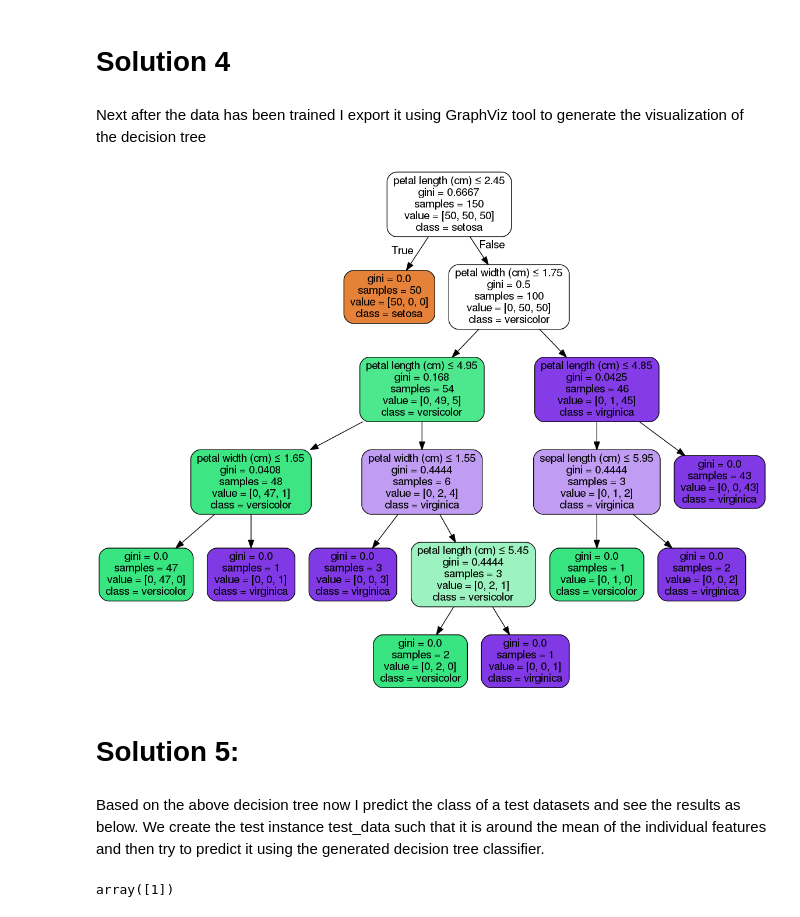
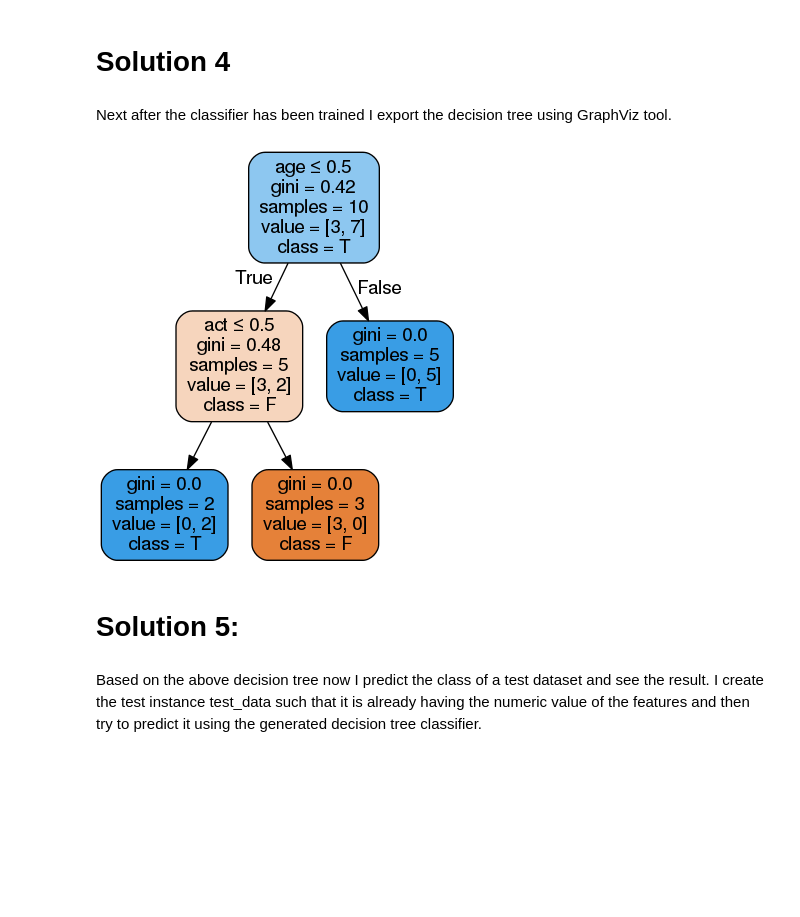
Before and after one commit to Rahul-Mondal/CS6220, a Jupyter notebook: M8-A7-Decision-Trees.ipynb, the cells around one changed output. Saved outputs shown, nothing was run; the diff lists cells and outputs as text; code cells hidden in the pictures; blank space fills up the shorter version.

Commit message:
Updated solution with new dataset

```diff
--- a/M8-A7-Decision-Trees.ipynb
+++ b/M8-A7-Decision-Trees.ipynb
@@ -68,0 +136,3 @@ Now we train the iris data using the scikit-learn DecisionTreeClassifier
+# %%
+sampler = np.random.randint(0, len(data), size=10)
+data = data.take(sampler)
@@ -69,30 +153,29 @@ Now we train the iris data using the scikit-learn DecisionTreeClassifier
+# %%
+train_target = data['inflated'].tolist()
+# %%
+train_data = np.asarray(data.drop('inflated', axis=1))
 # %%
 from sklearn import tree
-iris = load_iris()
+
 clf = tree.DecisionTreeClassifier()
-clf = clf.fit(iris.data, iris.target)
+clf = clf.fit(train_data, train_target)
 # %% [markdown]
 # Solution 4
 # %% [markdown]
-Next after the data has been trained I export it using GraphViz tool to generate the visualization of the decision tree
+Next after the classifier has been trained I export the decision tree using GraphViz tool.
 # %%
 from IPython.display import Image
 import pydotplus
 dot_data = tree.export_graphviz(clf, out_file=None,
-                         feature_names=iris.feature_names,
-                         class_names=iris.target_names,
+                                feature_names=data.columns[:4].tolist(),
+                                class_names=['F', 'T'],
                          filled=True, rounded=True,
                          special_characters=True)
 graph = pydotplus.graph_from_dot_data(dot_data)
 Image(graph.create_png())
 # %% [output]
-[figure, old version]
+[figure, new version]
 # %% [markdown]
 # Solution 5:
 # %% [markdown]
-Based on the above decision tree now I predict the class of a test datasets and see the results as below. We create the test instance test_data such that it is around the mean of the individual features and then try to predict it using the generated decision tree classifier.
+Based on the above decision tree now I predict the class of a test dataset and see the result. I create the test instance test_data such that it is already having the numeric value of the features and then try to predict it using the generated decision tree classifier.
-# %%
-test_data = [5.65, 2.2, 4.9, 0.2]
-clf.predict([test_data])
-# %% [output]
-array([1])
```
Also changed, not shown: parts of 26 cells of this notebook.
